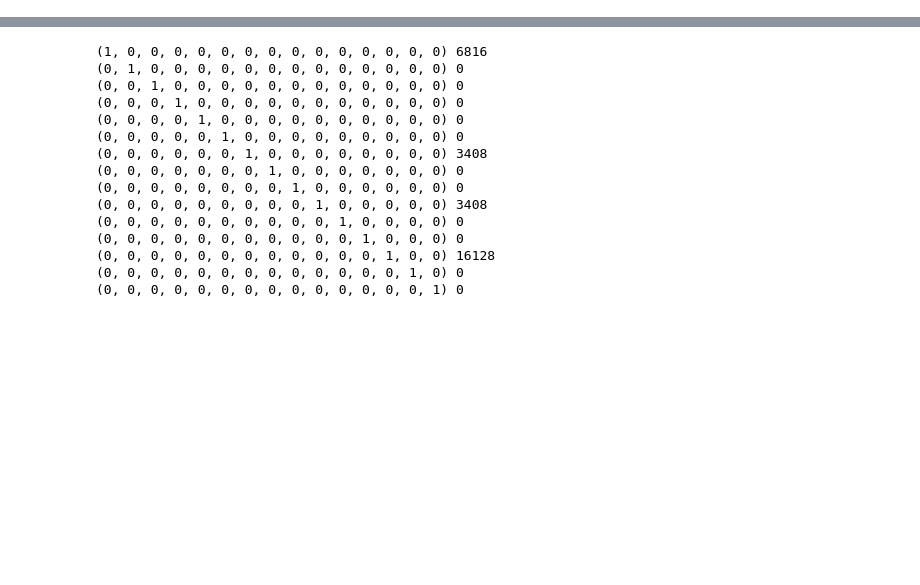
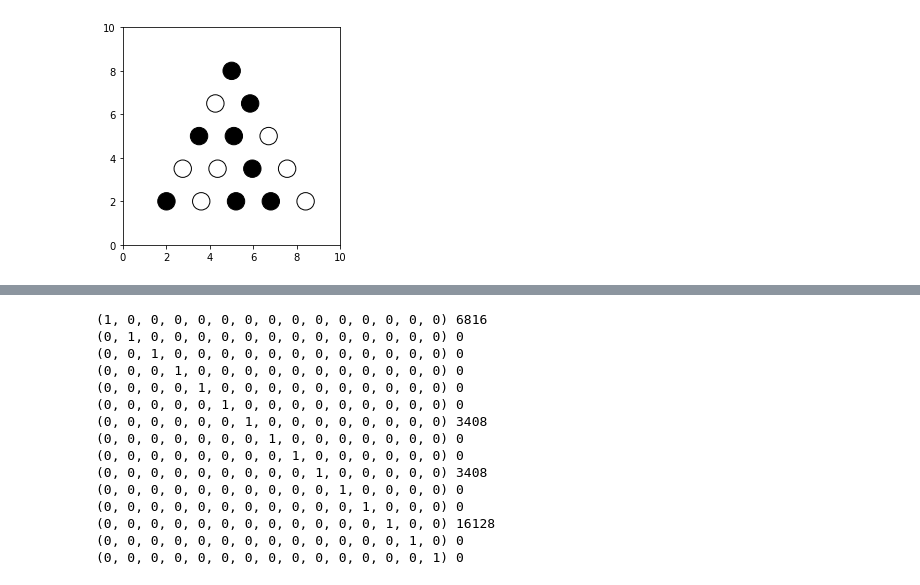
Before and after one commit to jcrowe6/peg-game-analysis, a Jupyter notebook: peg game analysis.ipynb, the cells around one changed output, grey strips where cells are left out. Cells and saved outputs as stored; diff of their text form; code cells hidden in the pictures; blank space fills up the shorter version.

```diff
--- a/peg game analysis.ipynb
+++ b/peg game analysis.ipynb
@@ -116,7 +135,7 @@ class board:
 # Given a number of moves d, sets up a game board already at each winning position, and simulates all possible chains of
 # *reverse moves* up to length d. (a reverse move is just doing an unjump()). that is, this class generates all game states
 # that are d moves from a winning state. once it finds any of these states, it adds/updates a dict counting the number of chains
-# that generated a given state.
+# that generated a given d-moves-to-win state.
 # then, a forward search from a starting position needs only to search 13-d moves forward, then check if the state it
 # reached is one that can reach a winning position (and it will immediately also have the *number* of paths to a winning state)
 class reverse_stats(board):
@@ -124,9 +143,13 @@ class reverse_stats(board):
         super().__init__(rows)
         self.clear()
 
-        # keys - all states that are depth moves from a solve state,
+        # keys - flat states that are depth moves from a solve state,
         # vals - the count of paths to a solve state
         self.reverse_state_ct = {}
+
+        # key - same states as above
+        # val - dict of various final positions : count. needed to carry that information up to board class
+        self.reverse_finaltoct = {}
         self.max_depth = d
 
     def clear(self):
@@ -162,23 +185,30 @@ class reverse_stats(board):
     def fill_allnormalwins(self):
         for p in self.all_spots():
             self.board[p.row][p.col] = 1
-            self.fill_reverse(0)
+            self.fill_reverse(0, p)
             self.clear()
 
     # recursive DFS that terminates at the given depth and updates the state dict with each state
     # takes all possible unjumps()
-    def fill_reverse(self, depth):
+    def fill_reverse(self, depth, finalpos):
         if depth == self.max_depth:
             flat = self.flatten()
             if flat in self.reverse_state_ct:
                 self.reverse_state_ct[flat] += 1
             else:
                 self.reverse_state_ct[flat] = 1
+                self.reverse_finaltoct[flat] = {}
+
+            if finalpos in self.reverse_finaltoct[flat]:
+                self.reverse_finaltoct[flat][finalpos] += 1
+            else:
+                self.reverse_finaltoct[flat][finalpos] = 1
+
             return
 
         for jump in self.all_unjumps():
             self.unjump(jump[2],jump[1],jump[0]) # confusing order, I know. but it's after midnight
-            self.fill_reverse(depth+1)
+            self.fill_reverse(depth+1, finalpos)
             self.jump(jump[2],jump[1])
 # %%
 rs = reverse_stats(5, 7)
@@ -225,0 +369,5 @@ b.win_count
+# %%
+# a random board that is 7 moves from a win
+show_flat(random.choice(list(rs.reverse_state_ct.keys())))
+# %% [output]
+[figure, added]
```
Also changed, not shown: parts of 24 cells of this notebook.
